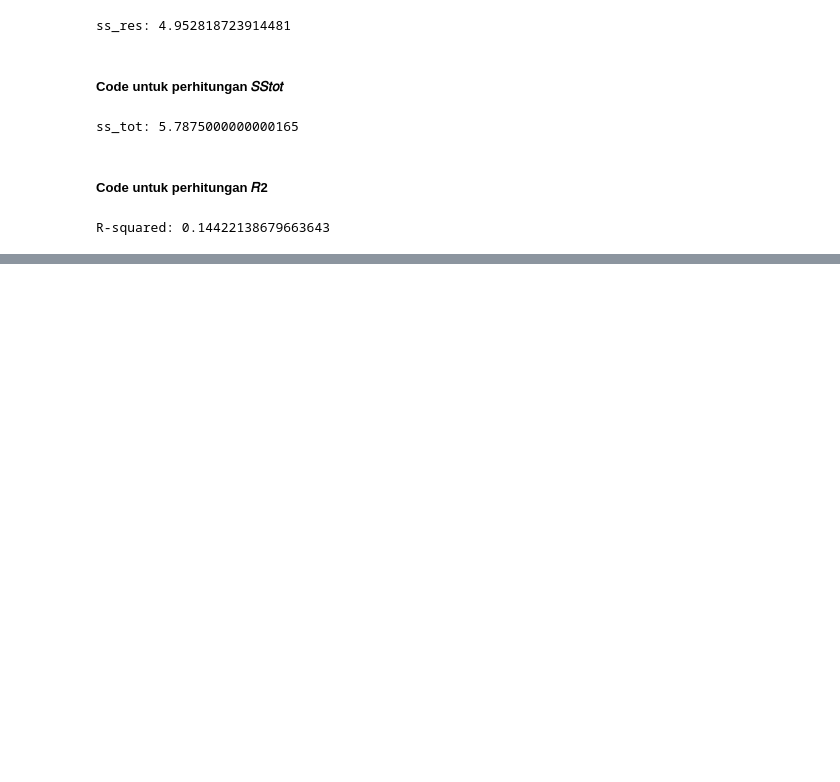
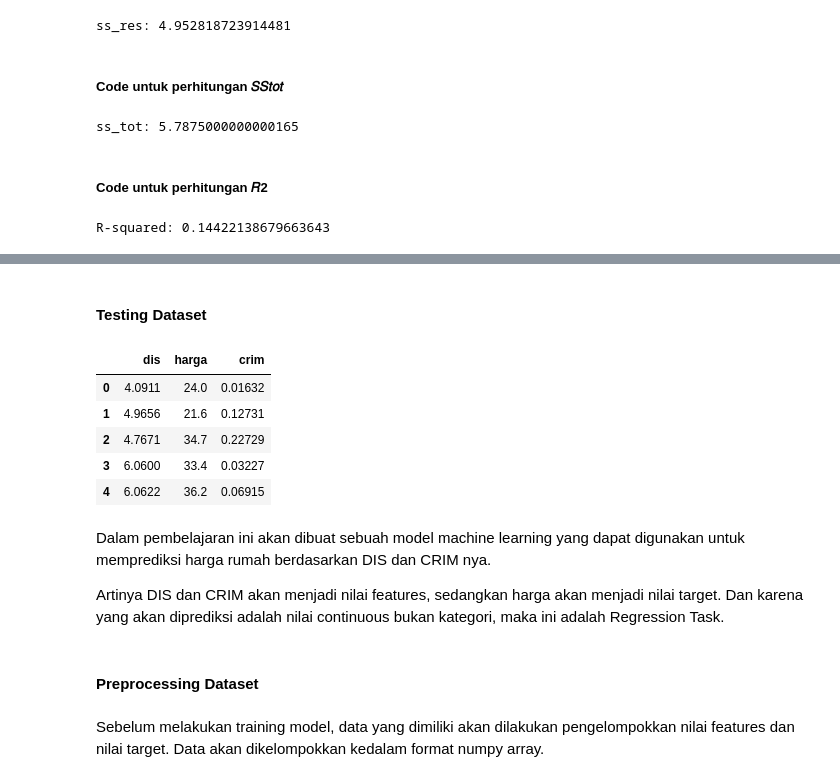
Before and after one commit to JessicaNataliaUtama/Data-Science, a Jupyter notebook: UTS/UTS.ipynb, the cells around one changed output, grey strips where cells are left out. Saved outputs shown, nothing was run; the diff lists cells and outputs as text; code cells hidden in the pictures; blank space fills up the shorter version.

```diff
--- a/UTS/UTS.ipynb
+++ b/UTS/UTS.ipynb
@@ -581,0 +608,26 @@ R-squared: 0.14422138679663643
+# %% [markdown]
+#### Testing Dataset
+# %%
+import pandas as pd
+
+rumah = {'dis': [4.0911, 4.9656, 4.7671, 6.0600, 6.0622],
+         'harga': [24.0, 21.6, 34.7, 33.4, 36.2],
+         'crim' : [0.01632, 0.12731, 0.22729, 0.03227, 0.06915]}
+
+test_rumah_df = pd.DataFrame(rumah)
+test_rumah_df
+# %% [output]
+|  | dis | harga | crim |
+| 0 | 4.0911 | 24.0 | 0.01632 |
+| 1 | 4.9656 | 21.6 | 0.12731 |
+| 2 | 4.7671 | 34.7 | 0.22729 |
+| 3 | 6.0600 | 33.4 | 0.03227 |
+| 4 | 6.0622 | 36.2 | 0.06915 |
+# %% [markdown]
+Dalam pembelajaran ini akan dibuat sebuah model machine learning yang dapat digunakan untuk memprediksi harga rumah berdasarkan DIS dan CRIM nya.
+
+Artinya DIS dan CRIM akan menjadi nilai features, sedangkan harga akan menjadi nilai target. Dan karena yang akan diprediksi adalah nilai continuous bukan kategori, maka ini adalah Regression Task.
+# %% [markdown]
+#### Preprocessing Dataset
+# %% [markdown]
+Sebelum melakukan training model, data yang dimiliki akan dilakukan pengelompokkan nilai features dan nilai target. Data akan dikelompokkan kedalam format numpy array.
```
Also changed, not shown: parts of 12 cells of this notebook.
